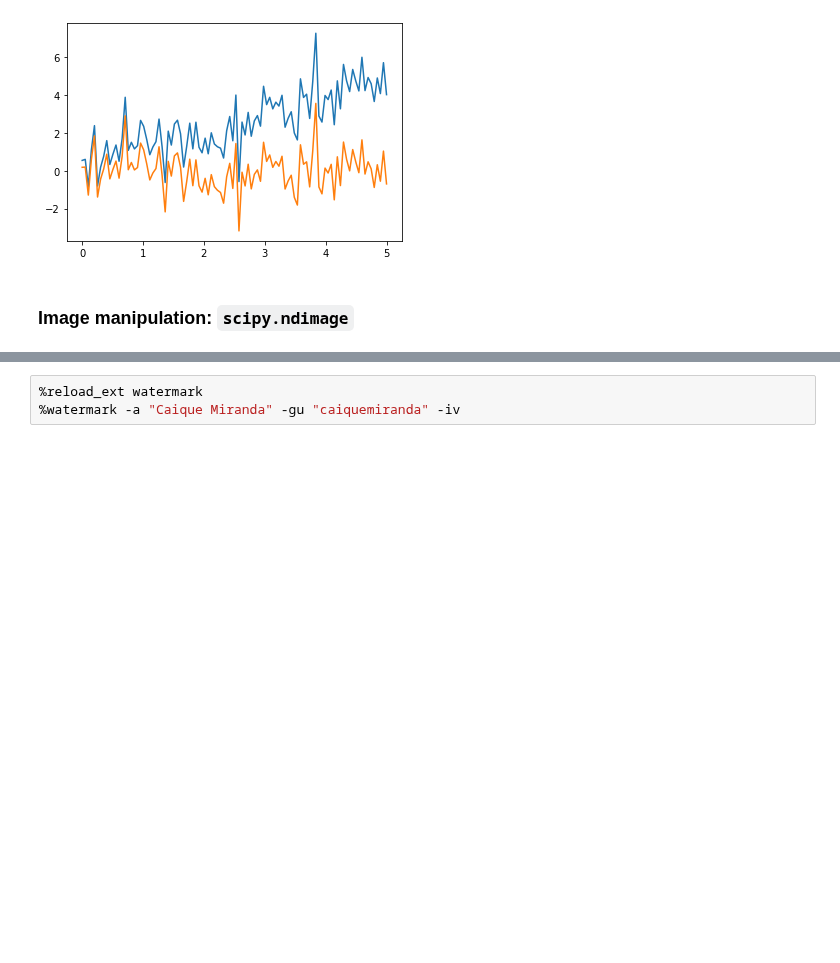
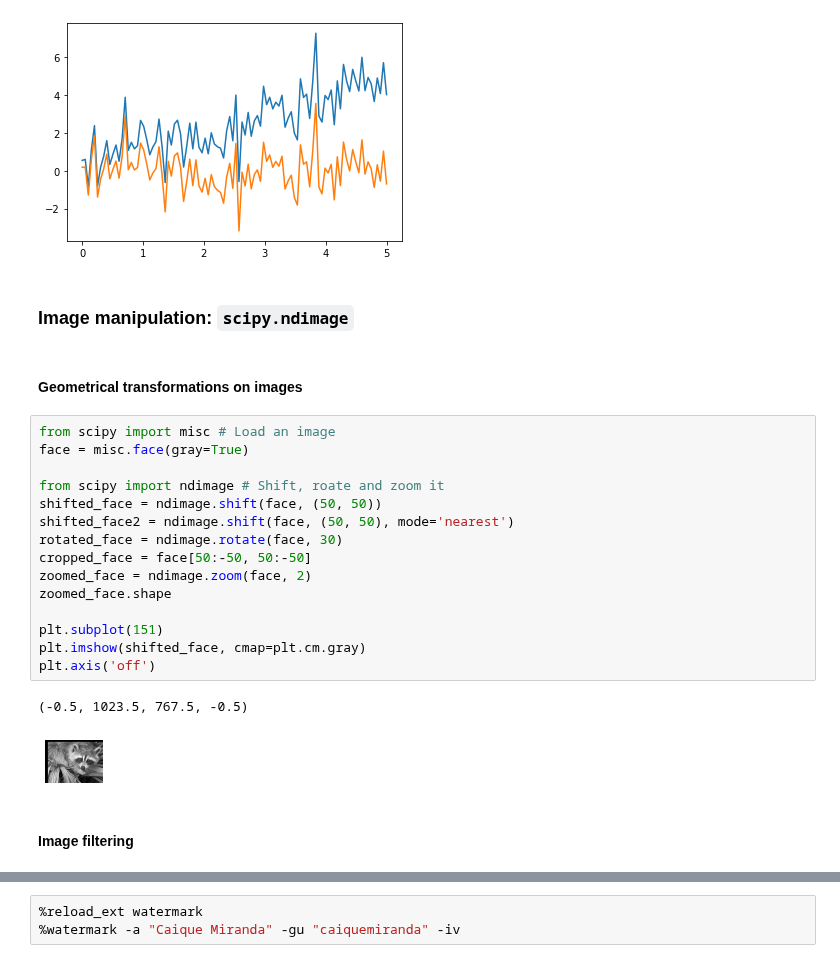
Before and after one commit to caiquemiranda/studies-scipy, a Jupyter notebook: 05-scipy.ipynb, the cells around one changed output, grey strips where cells are left out. Drawn from its saved outputs; the diff is of its cells as text; blank space fills up the shorter version.

```diff
--- a/05-scipy.ipynb
+++ b/05-scipy.ipynb
@@ -379,3 +382,25 @@ plt.plot(t, x_detrended);
 [figure]
 # %% [markdown]
 ### Image manipulation: `scipy.ndimage`
+# %% [markdown]
+#### Geometrical transformations on images
+# %%
+from scipy import misc # Load an image
+face = misc.face(gray=True)
+
+from scipy import ndimage # Shift, roate and zoom it
+shifted_face = ndimage.shift(face, (50, 50))
+shifted_face2 = ndimage.shift(face, (50, 50), mode='nearest')
+rotated_face = ndimage.rotate(face, 30)
+cropped_face = face[50:-50, 50:-50]
+zoomed_face = ndimage.zoom(face, 2)
+zoomed_face.shape
+
+plt.subplot(151)
+plt.imshow(shifted_face, cmap=plt.cm.gray)
+plt.axis('off')
+# %% [output]
+(-0.5, 1023.5, 767.5, -0.5)
+[figure, added]
+# %% [markdown]
+#### Image filtering
```
Also changed, not shown: parts of 22 cells of this notebook.
